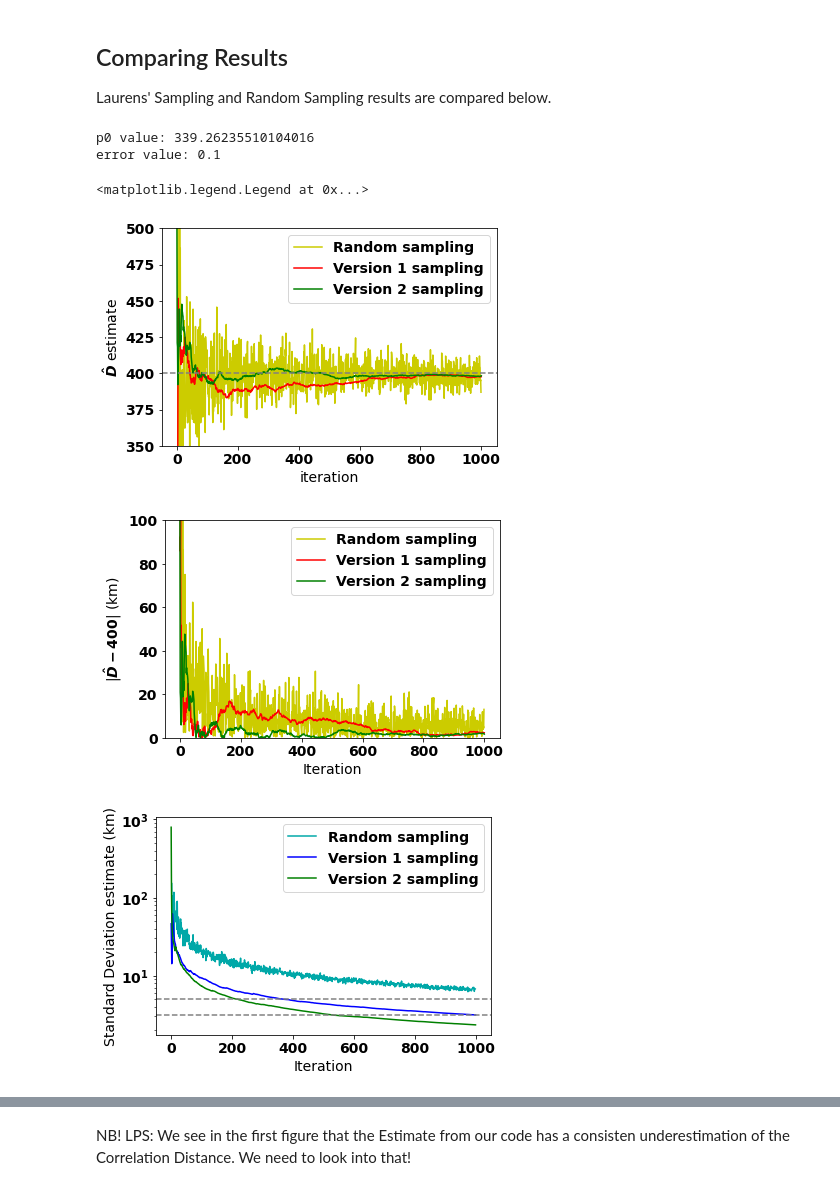
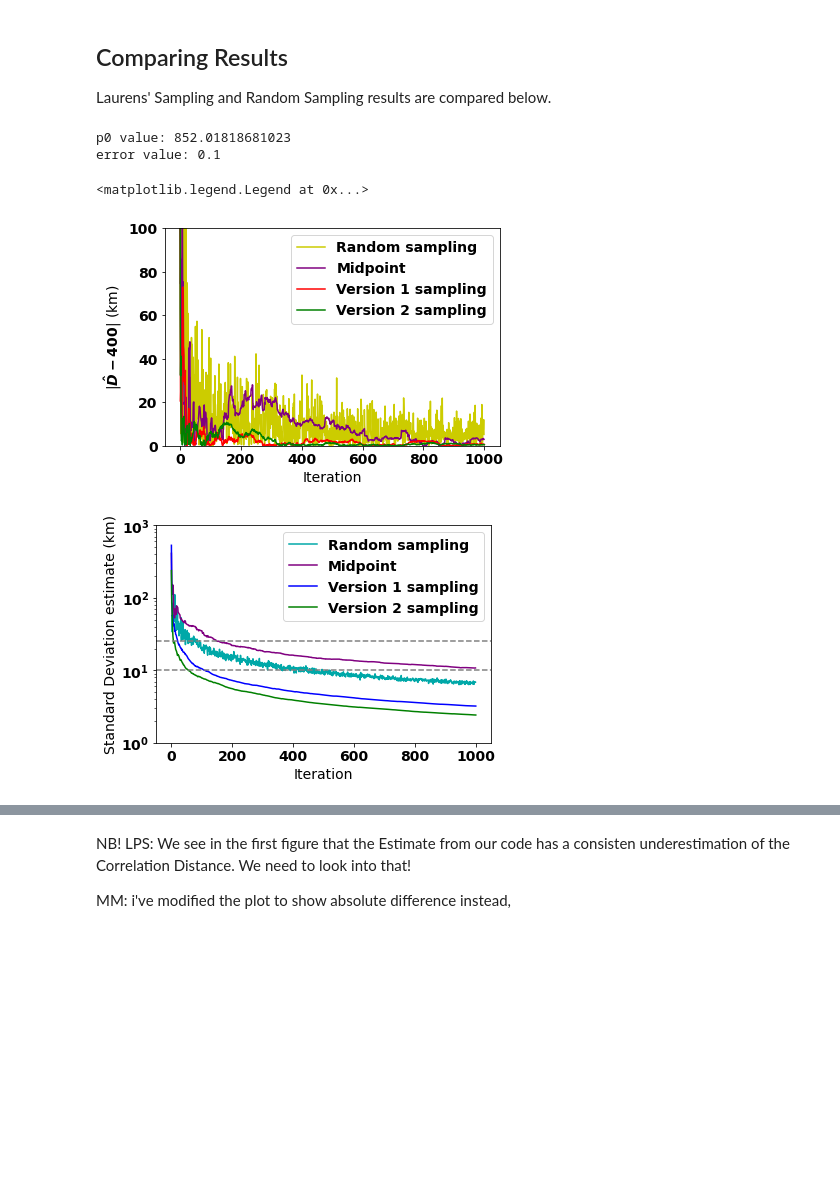
Before and after one commit to mustafa-majid-uu/curvefit_sampling, a Jupyter notebook: sampling_v2.ipynb, the cells around one changed output, grey strips where cells are left out. Saved outputs shown, nothing was run; the diff lists cells and outputs as text; code cells hidden in the pictures; blank space fills up the shorter version.

Commit message:
Midpoint sampling

```diff
--- a/sampling_v2.ipynb
+++ b/sampling_v2.ipynb
@@ -347,0 +317,12 @@ The covariance estimates also oscillate initially but then dampen quickly and re
+# %%
+def next_mid(s):
+    interval_choice = random.randint(0,len(s) - 2)
+    return (interval_choice+1,(s[interval_choice] + s[interval_choice + 1]) / 2) #return the midpoint and the index where it should be inserted as a tuple
+
+l = [1,9] #easy example to start with
+
+for i in range(0,5):
+
+    midpoint = (next_mid(l)) #tuple (index,midpointvalue)
+    l.insert(midpoint[0],(midpoint[1])) #insert midpoint at the index to keep list sorted
+    print(l)
@@ -352,71 +377,44 @@ Laurens' Sampling and Random Sampling results are compared below.
 # %%
 print("p0 value:",rp0)
 print("error value:",e)
-plt.figure(5)
-plt.plot(sample_size,Dhat_arr_rnd, c=(204/255, 204/255, 0/255) )
-plt.plot(i_arr,Dhat_arr, c='red' )
-plt.plot(i_arr,Dhat_arr2, c='green' )
 
-
-# LPS: Added a line at the TRUE value
-plt.axhline(y=ValueTRUE, color='gray', linestyle='--')
-
-# LPS: Limiting the Y-axis range
-plt.ylim([ValueTRUE-50,ValueTRUE+100])
-
-plt.ylabel('$\hat{D}$ estimate')
-plt.xlabel('iteration')
-plt.legend(('Random sampling','Version 1 sampling','Version 2 sampling'),loc="upper right")
 
 
 #plot difference from true value
 Dhat_arr_rnd_diff = [abs(i-ValueTRUE) for i in Dhat_arr_rnd]
 Dhat_arr_diff = [abs(i-ValueTRUE) for i in Dhat_arr]
 Dhat_arr2_diff = [abs(i-ValueTRUE) for i in Dhat_arr2]
+Dhat_greedy_diff = [abs(i-ValueTRUE) for i in Dhat_greedy]
 
 #plot absolute difference (Dhat and actual true value of D)
 plt.figure(8)
 plt.plot(sample_size,Dhat_arr_rnd_diff, c=(204/255, 204/255, 0/255) )
+plt.plot(i_arr2,Dhat_greedy_diff,c='purple')
 plt.plot(i_arr,Dhat_arr_diff, c='red' )
 plt.plot(i_arr,Dhat_arr2_diff, c='green' )
 #plt.axhline(y=0, color='gray', linestyle='--')
 plt.ylim([0,+100])
 plt.ylabel('|$\hat{D} - 400$| (km)')
 plt.xlabel('Iteration')
-plt.legend(('Random sampling','Version 1 sampling','Version 2 sampling'),loc="upper right")
+plt.legend(('Random sampling','Midpoint','Version 1 sampling','Version 2 sampling'),loc="upper right")
 
 
 
 plt.figure(6)
 plt.plot(sample_size,cov_arr_rnd, color=(0, 168/255, 168/255) )
+plt.plot(i_arr2,Var_greedy,c='purple')
 plt.plot(i_arr,cov_arr, c='blue' )
 plt.plot(i_arr,cov_arr2, c='green' )
-plt.axhline(y=sqrt(10), color='gray', linestyle='--')
-plt.axhline(y=sqrt(25), color='gray', linestyle='--')
+plt.axhline(y=(10), color='gray', linestyle='--')
+plt.axhline(y=(25), color='gray', linestyle='--')
 plt.yscale('log')
-#plt.ylim([10**0,10**5])
+plt.ylim([10**0,10**3])
 plt.ylabel('Standard Deviation estimate (km)') # LPS: As there is only one variable, this is the variance of this variable.
 plt.xlabel('Iteration')
-plt.legend(('Random sampling','Version 1 sampling','Version 2 sampling'),loc="upper right")
-
-
-
-
-
-
-
-
-# LPS: added figure on the samples drawn by the end
-plt.figure(7)
-plt.scatter(x,y, label='data for the fit')
-plt.plot(np.arange(1000), cordist(np.arange(1000), *params), 'g--',label='fitted function')
-plt.ylabel('Correlation []')
-plt.xlabel('Distance [km]')
-plt.legend(loc="upper right")
+plt.legend(('Random sampling','Midpoint','Version 1 sampling','Version 2 sampling'),loc="upper right")
 # %% [output]
-p0 value: 339.26235510104016
+p0 value: 852.01818681023
 error value: 0.1
 <matplotlib.legend.Legend at 0x...>
-[figure, old version]
+[figure, new version]
-[figure, old version]
+[figure, new version]
-[figure, removed]
@@ -424,3 +421,5 @@ error value: 0.1
 # %% [markdown]
 NB! LPS: We see in the first figure that the Estimate from our code has a consisten underestimation of the Correlation Distance. We need to look into that!
+
+MM: i've modified the plot to show absolute difference instead,
 # %%
```
Also changed, not shown: parts of 12 cells of this notebook.
